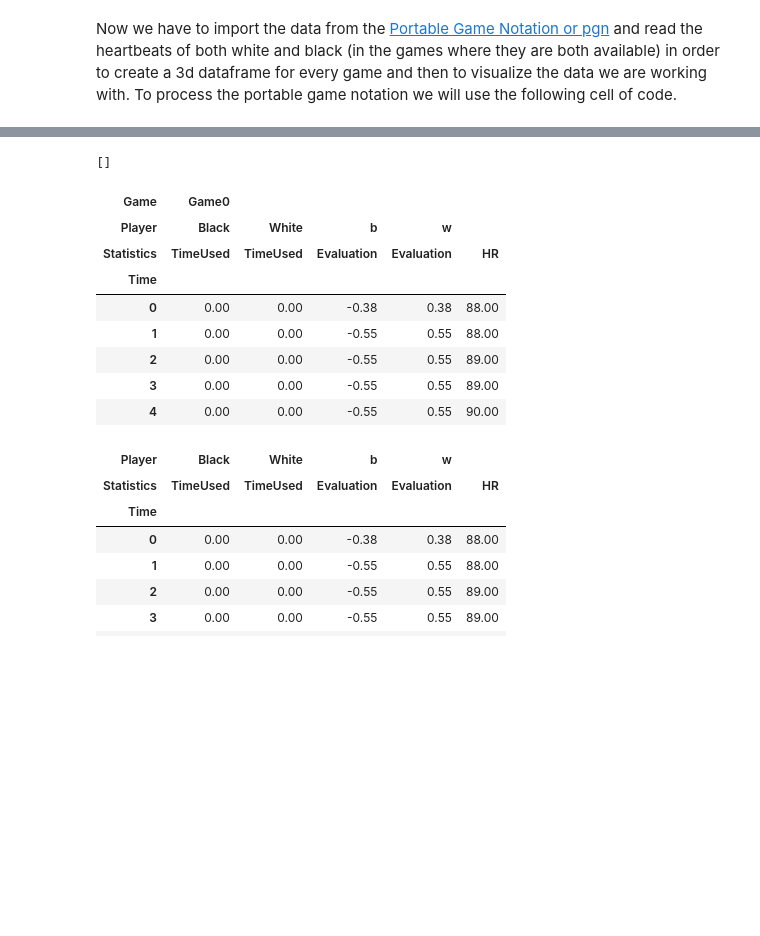
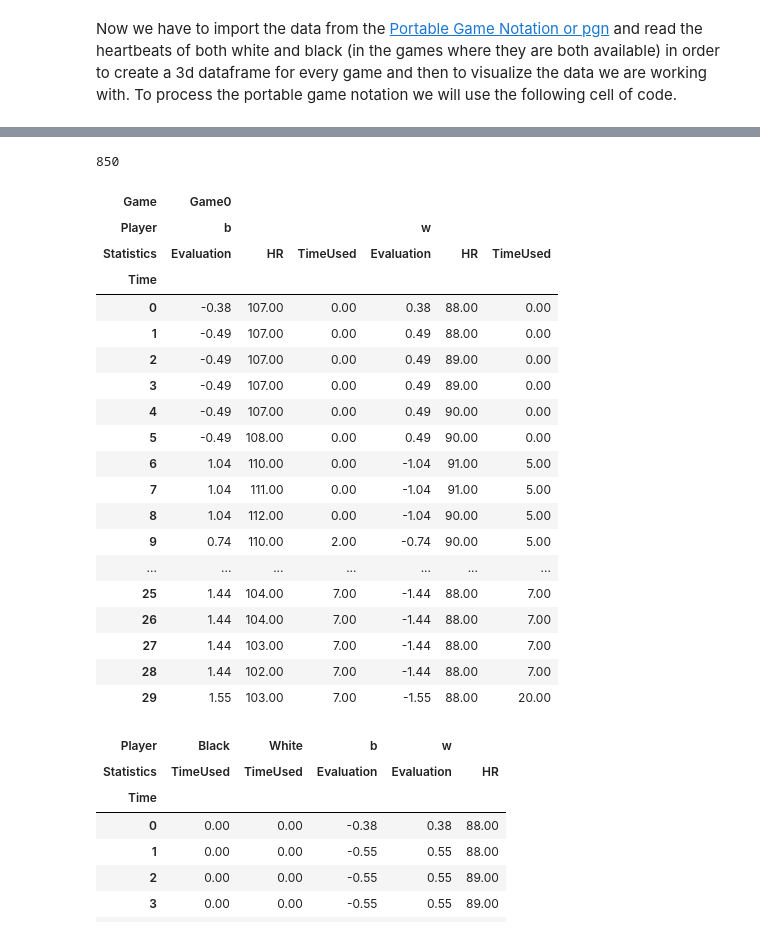
Before and after one commit to tommdim/statistics-101, a Jupyter notebook: project/src/main.ipynb, the cells around one changed output, grey strips where cells are left out. Saved outputs shown, nothing was run; the diff lists cells and outputs as text; code cells hidden in the pictures; blank space fills up the shorter version.

```diff
--- a/project/src/main.ipynb
+++ b/project/src/main.ipynb
@@ -348,33 +361,41 @@ processando zSanjatosti_vs_valesepicacchi_2022.08.14 (1).pgn
-# %%
-len(list_rows)
-a = [1,13,134,1,40,]
-#a = sorted(list_rows, key=lambda x: x[0][0])
-list_rows[1]
-# %% [output]
-[]
+# %%
+list_rows[3][1700][0]
+# %% [output]
+850
 # %%
 
 # Display 6 columns for viewing purposes
 pd.set_option('display.max_columns', 10)
 
 # Reduce decimal points to 2
 pd.options.display.float_format = '{:,.2f}'.format
 
 realwage = pd.read_csv("prova.csv")
 realwage = realwage.pivot_table(values='Value',
                                 index='Time',
                                 columns=['Game', 'Player', 'Statistics'])
-realwage.head()
+realwage.head(30)
 # %% [output]
-| Game | Game0 |  |  |  |  |
-| Player | Black | White | b | w |  |
-| Statistics | TimeUsed | TimeUsed | Evaluation | Evaluation | HR |
-| Time |  |  |  |  |  |
-| 0 | 0.00 | 0.00 | -0.38 | 0.38 | 88.00 |
-| 1 | 0.00 | 0.00 | -0.55 | 0.55 | 88.00 |
-| 2 | 0.00 | 0.00 | -0.55 | 0.55 | 89.00 |
-| 3 | 0.00 | 0.00 | -0.55 | 0.55 | 89.00 |
-| 4 | 0.00 | 0.00 | -0.55 | 0.55 | 90.00 |
+| Game | Game0 |  |  |  |  |  |
+| Player | b |  |  | w |  |  |
+| Statistics | Evaluation | HR | TimeUsed | Evaluation | HR | TimeUsed |
+| Time |  |  |  |  |  |  |
+| 0 | -0.38 | 107.00 | 0.00 | 0.38 | 88.00 | 0.00 |
+| 1 | -0.49 | 107.00 | 0.00 | 0.49 | 88.00 | 0.00 |
+| 2 | -0.49 | 107.00 | 0.00 | 0.49 | 89.00 | 0.00 |
+| 3 | -0.49 | 107.00 | 0.00 | 0.49 | 89.00 | 0.00 |
+| 4 | -0.49 | 107.00 | 0.00 | 0.49 | 90.00 | 0.00 |
+| 5 | -0.49 | 108.00 | 0.00 | 0.49 | 90.00 | 0.00 |
+| 6 | 1.04 | 110.00 | 0.00 | -1.04 | 91.00 | 5.00 |
+| 7 | 1.04 | 111.00 | 0.00 | -1.04 | 91.00 | 5.00 |
+| 8 | 1.04 | 112.00 | 0.00 | -1.04 | 90.00 | 5.00 |
+| 9 | 0.74 | 110.00 | 2.00 | -0.74 | 90.00 | 5.00 |
+| ... | ... | ... | ... | ... | ... | ... |
+| 25 | 1.44 | 104.00 | 7.00 | -1.44 | 88.00 | 7.00 |
+| 26 | 1.44 | 104.00 | 7.00 | -1.44 | 88.00 | 7.00 |
+| 27 | 1.44 | 103.00 | 7.00 | -1.44 | 88.00 | 7.00 |
+| 28 | 1.44 | 102.00 | 7.00 | -1.44 | 88.00 | 7.00 |
+| 29 | 1.55 | 103.00 | 7.00 | -1.55 | 88.00 | 20.00 |
 # %%
 realwage["Game0"]
 # %% [output]
```
Also changed, not shown: parts of 2 cells of this notebook, 1 other file.
